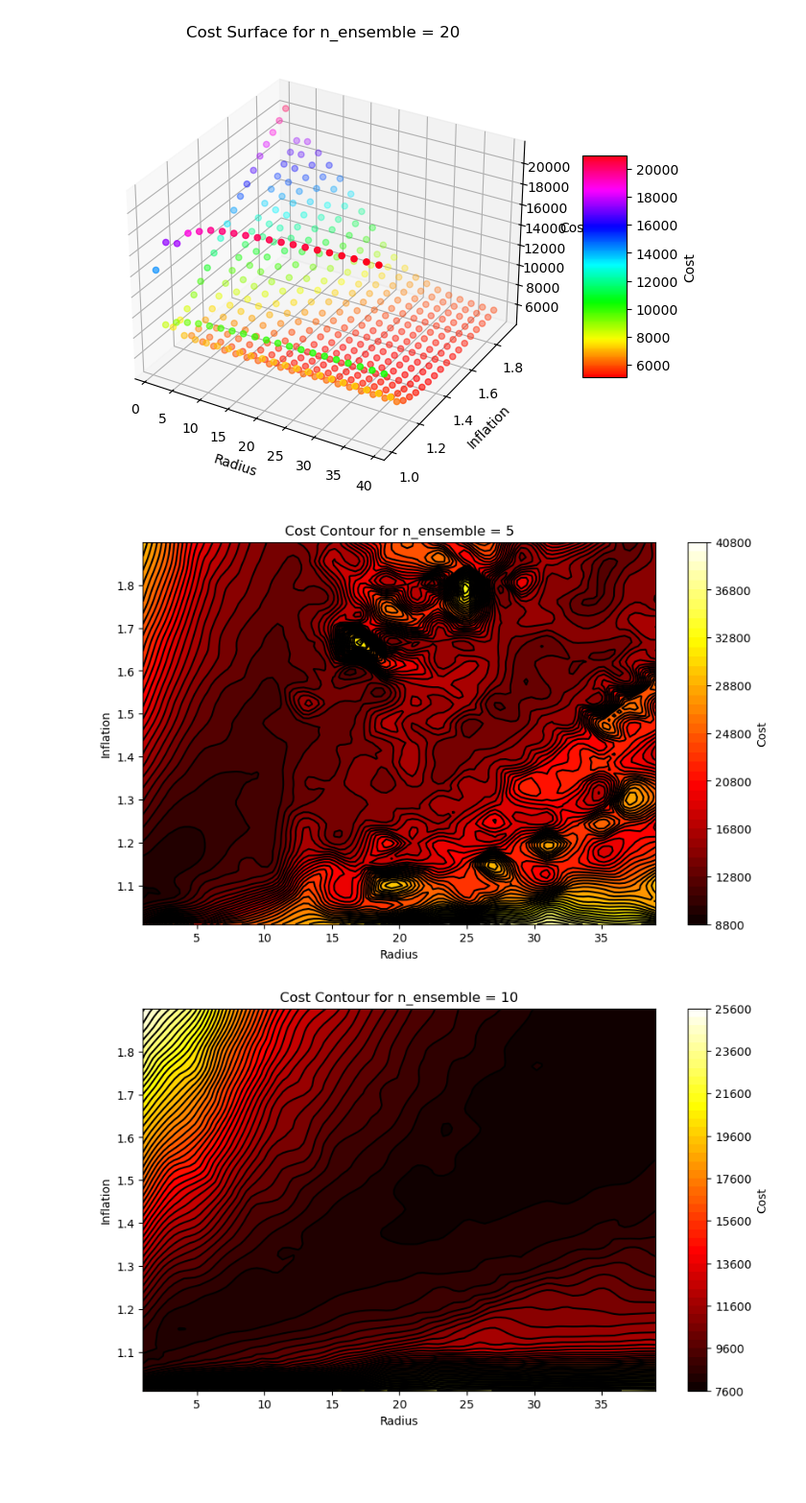
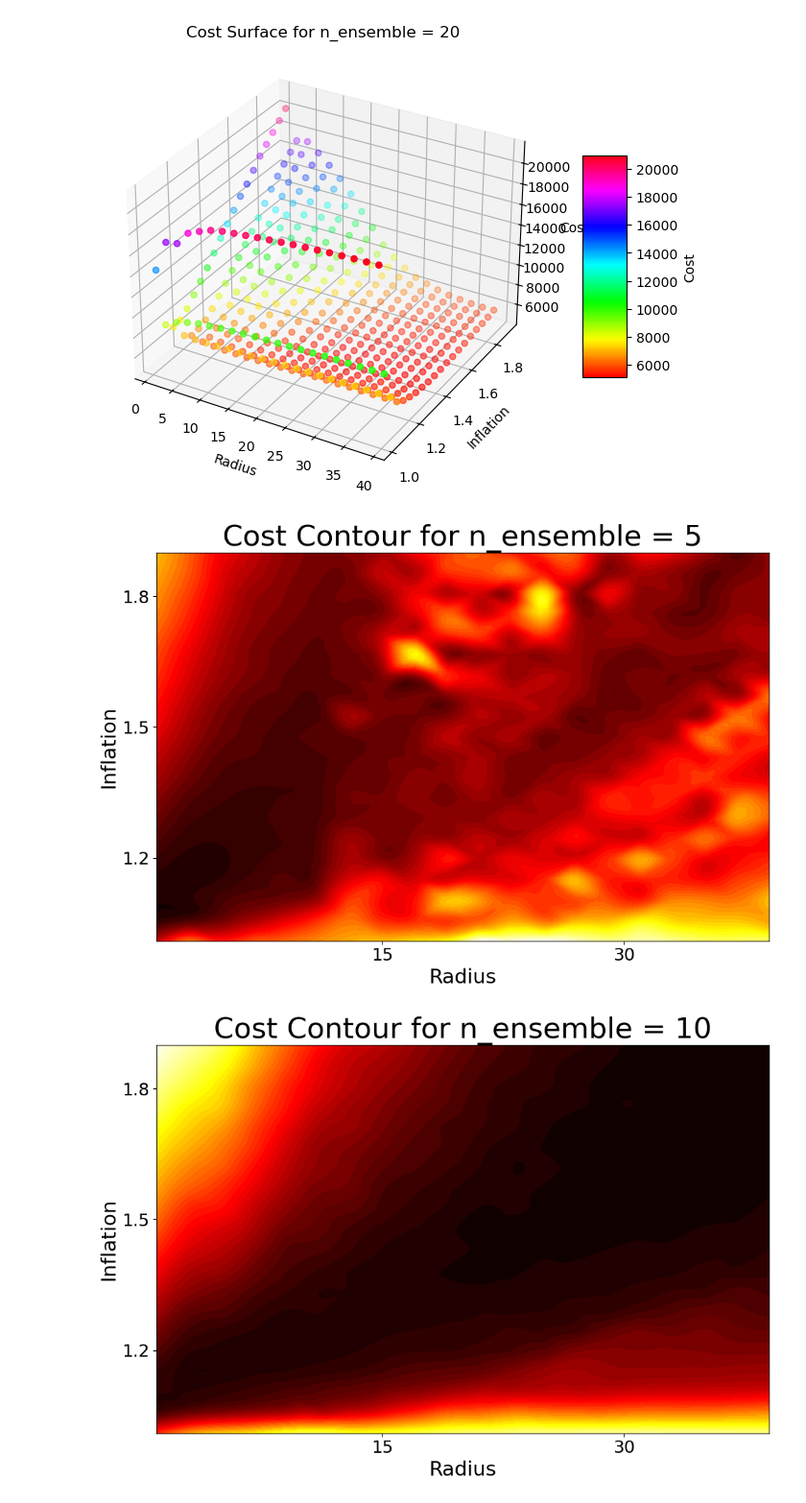
Before and after one commit to enochcluk/variational_filtering, a Jupyter notebook: 3D_search_96.ipynb, the cells around one changed output. Shown at 96% size. Drawn from its saved outputs; the diff is of its cells as text; code cells hidden in the pictures; blank space fills up the shorter version.

Commit message:
final figure generation, result saving

```diff
--- a/3D_search_96.ipynb
+++ b/3D_search_96.ipynb
@@ -146,33 +146,49 @@ plt.show()
 # %%
 import numpy as np
 import matplotlib.pyplot as plt
 from scipy.interpolate import griddata
 import pickle
 
+def plot_cost_contours(loaded_results, ensemble_sizes, scaling=1.0, max_n_locator=5):
+    for idx, n_ensemble in enumerate(ensemble_sizes):
+        data = loaded_results[idx][1]
+        radius_values, inflation_values, cost_values = data[:, 0], data[:, 1], data[:, 2]
+
+        grid_radius, grid_inflation = np.mgrid[min(radius_values):max(radius_values):100j, min(inflation_values):max(inflation_values):100j]
+
+        grid_cost = griddata((radius_values, inflation_values), cost_values, (grid_radius, grid_inflation), method='cubic')
+
+        plt.figure(figsize=(10, 7))
+        cp = plt.contourf(grid_radius, grid_inflation, grid_cost, levels=50, cmap='hot')
+        #cbar = plt.colorbar(cp)
+        #cbar.set_label('Cost', fontsize=14*scaling)
+        #cbar.ax.tick_params(labelsize=12*scaling)
+
+        plt.xlabel('Radius', fontsize=14*scaling)
+        plt.ylabel('Inflation', fontsize=14*scaling)
+        plt.title(f'Cost Contour for n_ensemble = {n_ensemble}', fontsize=20*scaling)
+
+        plt.xticks(fontsize=12*scaling)
+        plt.yticks(fontsize=12*scaling)
+
+        # reduce the number of x and y axis labels
+        plt.gca().xaxis.set_major_locator(plt.MaxNLocator(max_n_locator))
+        plt.gca().yaxis.set_major_locator(plt.MaxNLocator(max_n_locator))
+
+        plt.tight_layout()
+        plt.savefig(f'contour_plot_n_ensemble_{n_ensemble}.pdf')
+        plt.show()
+        plt.close()
+
+# load data
 with open('l96_ensemble_data.pkl', 'rb') as file:
     loaded_results = pickle.load(file)
 
+# ensemble sizes
 ensemble_sizes = [5, 10, 20, 40]
-for idx, n_ensemble in enumerate(ensemble_sizes):
-    data = loaded_results[idx][1]
-    radius_values, inflation_values, cost_values = data[:, 0], data[:, 1], data[:, 2]
 
-    grid_radius, grid_inflation = np.mgrid[min(radius_values):max(radius_values):100j, min(inflation_values):max(inflation_values):100j]
-
-    grid_cost = griddata((radius_values, inflation_values), cost_values, (grid_radius, grid_inflation), method='cubic')
-
-    plt.figure(figsize=(10, 6))
-    cp = plt.contour(grid_radius, grid_inflation, grid_cost, levels=50, colors='k')
-
-    cp = plt.contourf(grid_radius, grid_inflation, grid_cost, levels=50, cmap='hot')
-    plt.colorbar(cp, label='Cost')
-    plt.xlabel('Radius')
-    plt.ylabel('Inflation')
-    plt.title(f'Cost Contour for n_ensemble = {n_ensemble}')
-
-    plt.savefig(f'contour_plot_n_ensemble_{n_ensemble}.pdf')
-    plt.show()
-    plt.close()
+# plot with scaling and max_n_locator parameters
+plot_cost_contours(loaded_results, ensemble_sizes, scaling=1.5, max_n_locator=3)
 # %% [output]
-[figure, old version]
+[figure, new version]
-[figure, old version]
+[figure, new version]
```
Also changed, not shown: parts of 1 cell of this notebook, 29 other files.
